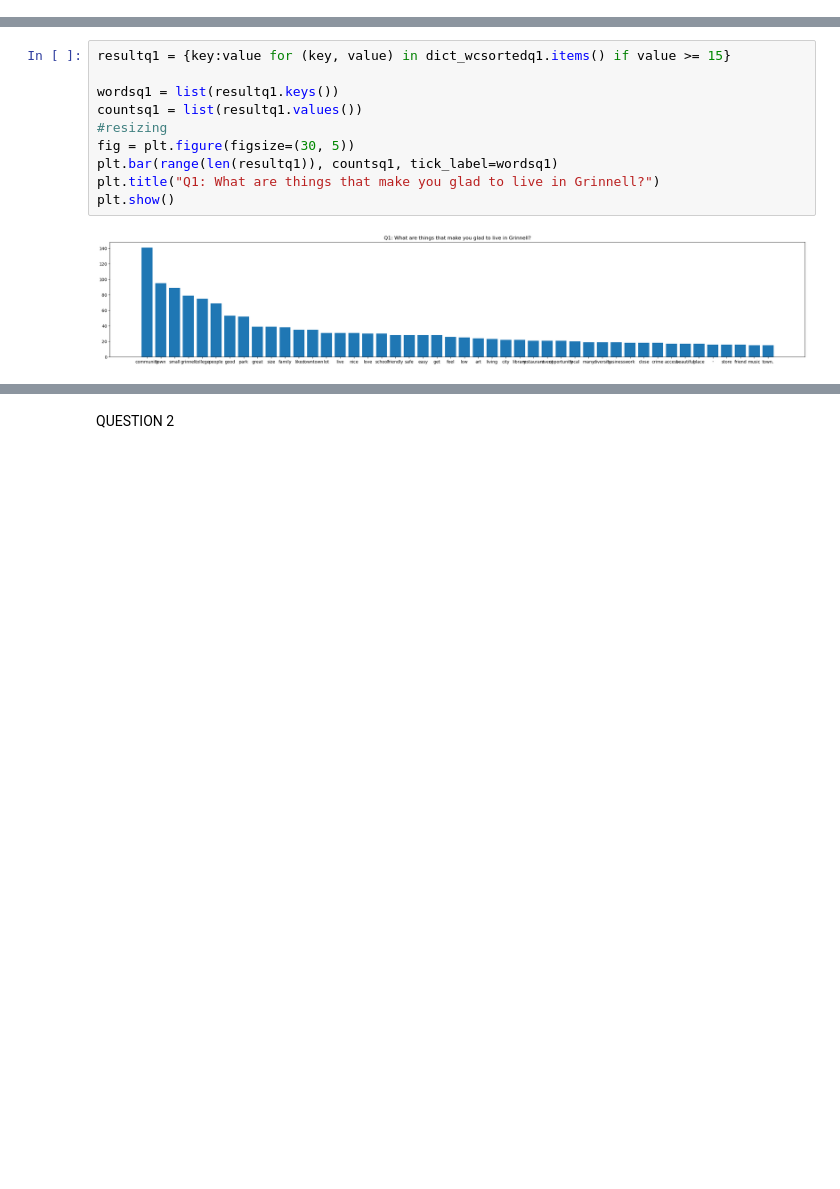
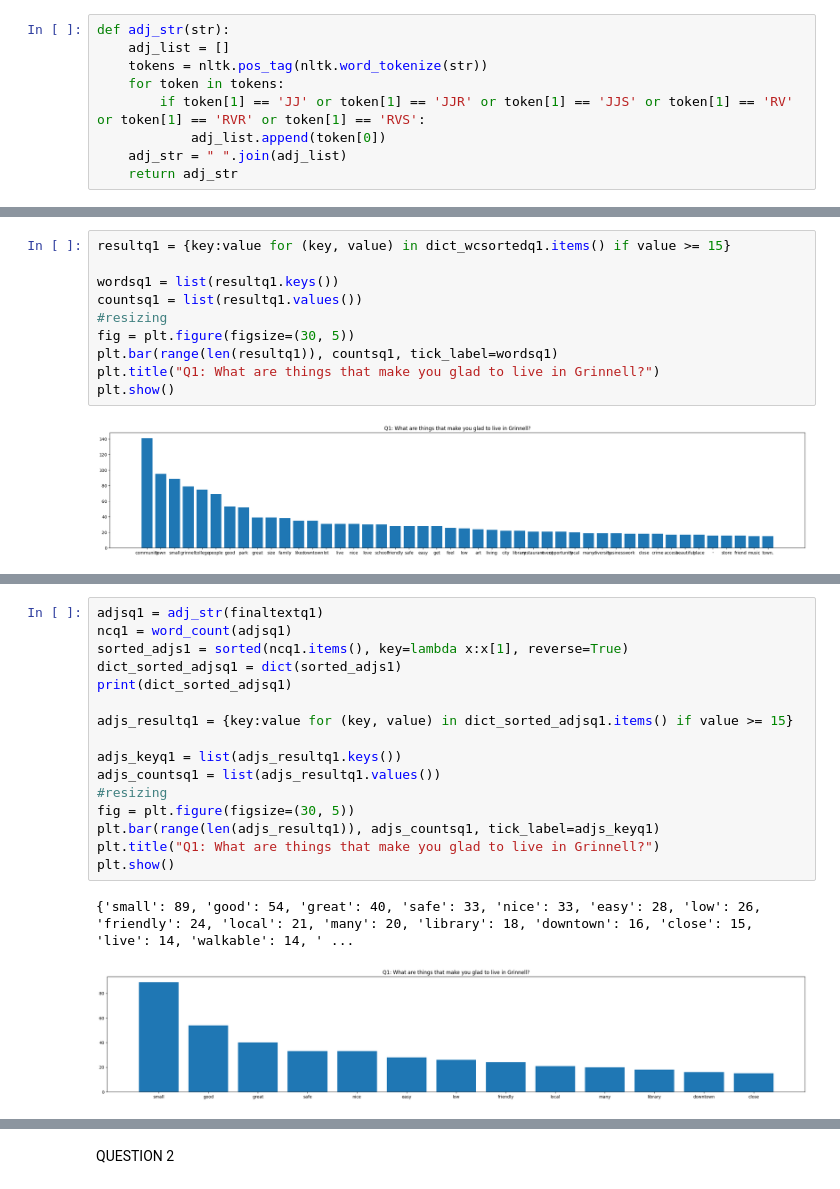
Before and after one commit to shreyasagrawal/Survey-Analysis-NLP, a Jupyter notebook: finalproj.ipynb, the cells around one changed output, grey strips where cells are left out. Drawn from its saved outputs; the diff is of its cells as text; blank space fills up the shorter version.

```diff
--- a/finalproj.ipynb
+++ b/finalproj.ipynb
@@ -47,3 +69,12 @@ def word_count(str):
+# %%
+def adj_str(str):
+    adj_list = []
+    tokens = nltk.pos_tag(nltk.word_tokenize(str))
+    for token in tokens:
+        if token[1] == 'JJ' or token[1] == 'JJR' or token[1] == 'JJS' or token[1] == 'RV' or token[1] == 'RVR' or token[1] == 'RVS':
+            adj_list.append(token[0])
+    adj_str = " ".join(adj_list)
+    return adj_str
 # %% [markdown]
 QUESTION 1
 # %%
@@ -86,0 +146,19 @@ plt.show()
+# %%
+adjsq1 = adj_str(finaltextq1)
+ncq1 = word_count(adjsq1)
+sorted_adjs1 = sorted(ncq1.items(), key=lambda x:x[1], reverse=True)
+dict_sorted_adjsq1 = dict(sorted_adjs1)
+print(dict_sorted_adjsq1)
+
+adjs_resultq1 = {key:value for (key, value) in dict_sorted_adjsq1.items() if value >= 15}
+
+adjs_keyq1 = list(adjs_resultq1.keys())
+adjs_countsq1 = list(adjs_resultq1.values())
+#resizing
+fig = plt.figure(figsize=(30, 5))
+plt.bar(range(len(adjs_resultq1)), adjs_countsq1, tick_label=adjs_keyq1)
+plt.title("Q1: What are things that make you glad to live in Grinnell?")
+plt.show()
+# %% [output]
+{'small': 89, 'good': 54, 'great': 40, 'safe': 33, 'nice': 33, 'easy': 28, 'low': 26, 'friendly': 24, 'local': 21, 'many': 20, 'library': 18, 'downtown': 16, 'close': 15, 'live': 14, 'walkable': 14, ' ...
+[figure, added]
```
Also changed, not shown: parts of 7 cells of this notebook.
